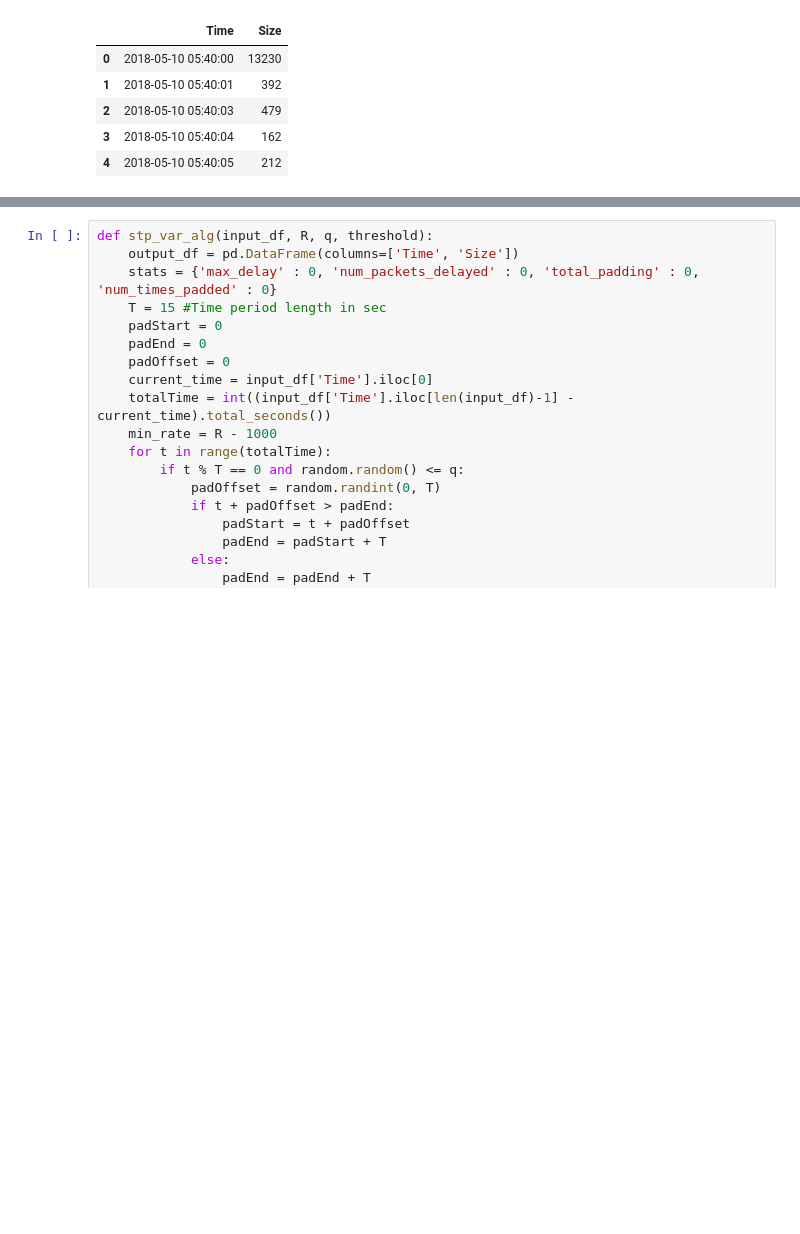
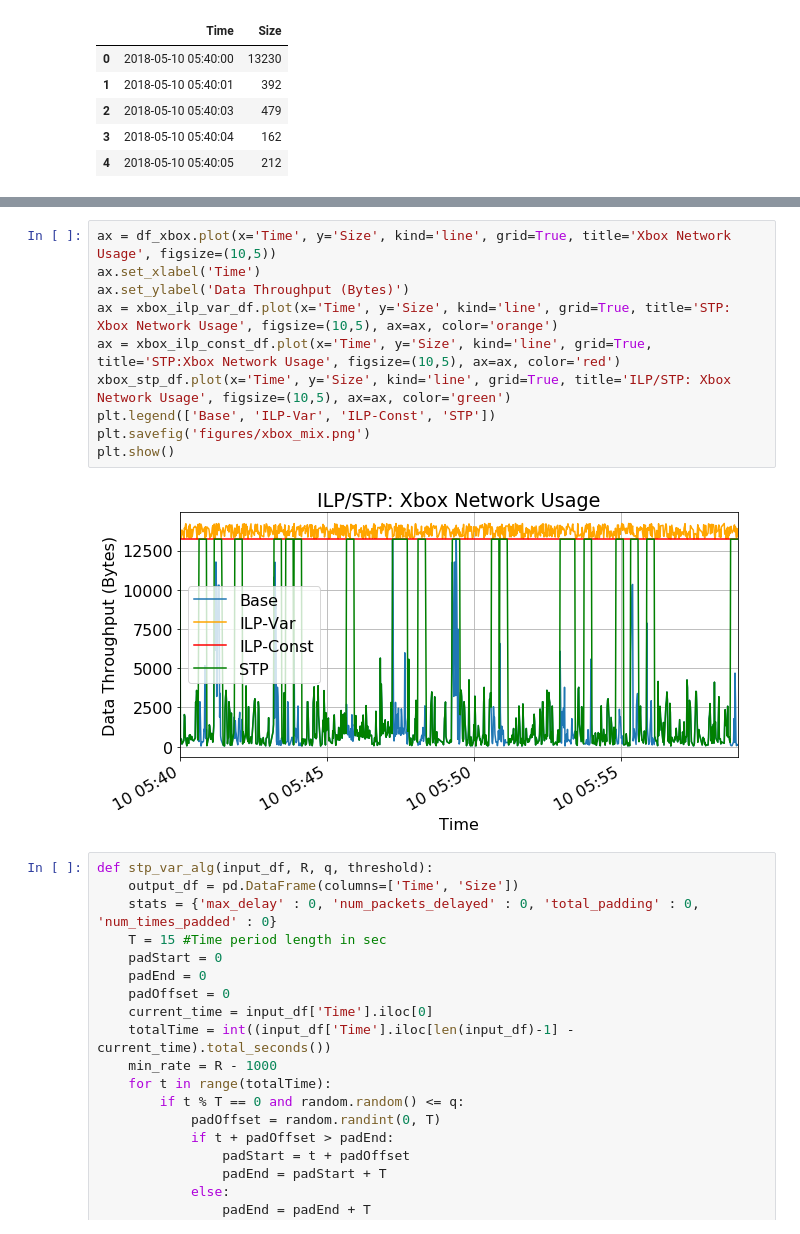
Before and after one commit to ayanpatel/iot-sec, a Jupyter notebook: plotDB.ipynb, the cells around one changed output, grey strips where cells are left out. Drawn from its saved outputs; the diff is of its cells as text; blank space fills up the shorter version.

```diff
--- a/plotDB.ipynb
+++ b/plotDB.ipynb
@@ -605,3 +622,15 @@ plt.show()
+# %%
+ax = df_xbox.plot(x='Time', y='Size', kind='line', grid=True, title='Xbox Network Usage', figsize=(10,5))
+ax.set_xlabel('Time')
+ax.set_ylabel('Data Throughput (Bytes)')
+ax = xbox_ilp_var_df.plot(x='Time', y='Size', kind='line', grid=True, title='STP: Xbox Network Usage', figsize=(10,5), ax=ax, color='orange')
+ax = xbox_ilp_const_df.plot(x='Time', y='Size', kind='line', grid=True, title='STP:Xbox Network Usage', figsize=(10,5), ax=ax, color='red')
+xbox_stp_df.plot(x='Time', y='Size', kind='line', grid=True, title='ILP/STP: Xbox Network Usage', figsize=(10,5), ax=ax, color='green')
+plt.legend(['Base', 'ILP-Var', 'ILP-Const', 'STP'])
+plt.savefig('figures/xbox_mix.png')
+plt.show()
+# %% [output]
+[figure, added]
 # %%
 def stp_var_alg(input_df, R, q, threshold):
     output_df = pd.DataFrame(columns=['Time', 'Size'])
```
Also changed, not shown: parts of 28 cells of this notebook, 3 other files.
